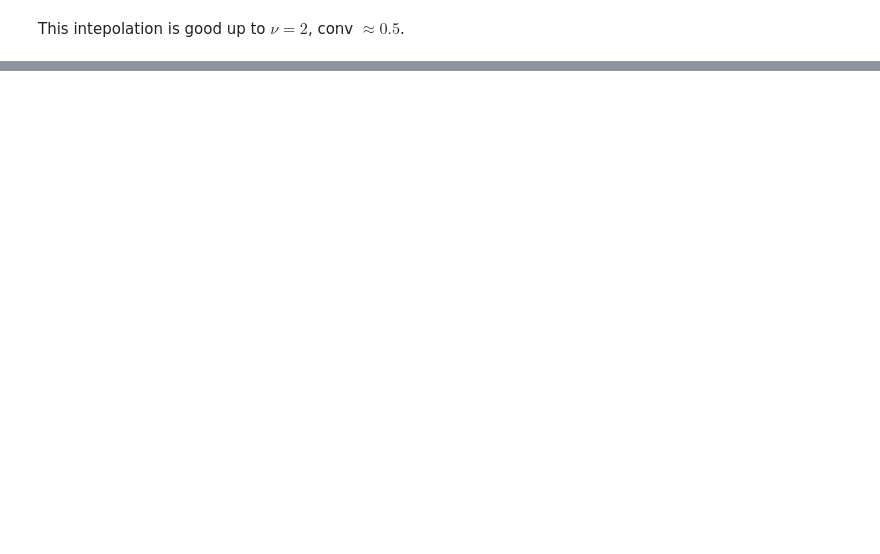
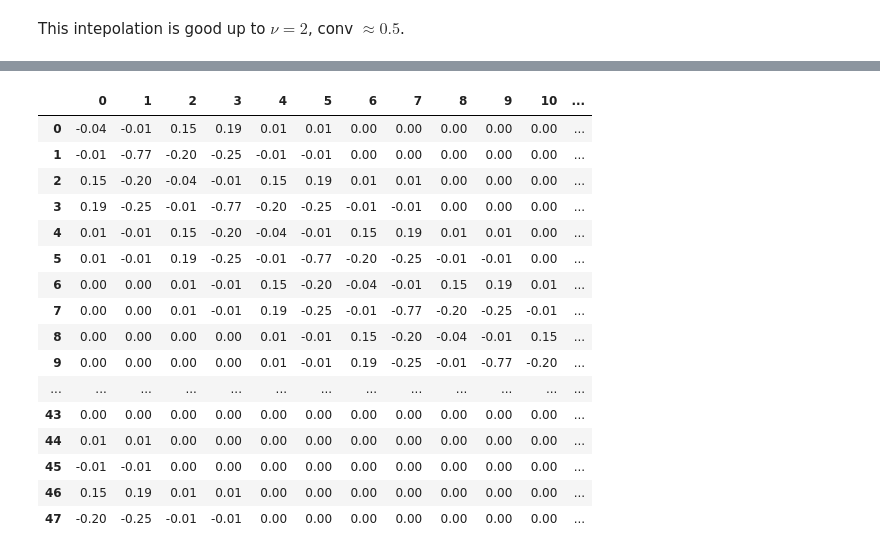
Before and after one commit to 436ahsan/Helmholtz, a Jupyter notebook: notebooks/multilevel_repetitive_local.ipynb, the cells around one changed output, grey strips where cells are left out. Saved outputs shown, nothing was run; the diff lists cells and outputs as text; code cells hidden in the pictures; blank space fills up the shorter version.

```diff
--- a/notebooks/multilevel_repetitive_local.ipynb
+++ b/notebooks/multilevel_repetitive_local.ipynb
@@ -283,29 +161,0 @@ for row, x in enumerate(x_log):
-# %%
-level = multilevel[0]
-coarse_level = multilevel[1]
-xc = coarse_level.coarsen(x)
-
-hm.setup.alignment.calculate_local_repetitive_rotation_angle(4 * aggregate_size, num_components, xc);
-
-# Local alignment.
-_LOGGER.info("Local alignment")
-phi = hm.setup.alignment.calculate_local_rotation_angles(level.size, aggregate_size, num_components, xc)
-
-# Global alignment.
-_LOGGER.info("Global alignment")
-f, tmin = hm.setup.alignment.optimal_rotation_angle(xc)
-
-# Plot f(theta).
-fig, axs = plt.subplots(1, 2, figsize=(12, 4))
-
-ax = axs[0]
-hm.setup.alignment.plot_min_functions(n, aggregate_size, num_components, xc, ax)
-ax.set_title("Local Alignment");
-
-ax = axs[1]
-t = np.linspace(0, 2 * np.pi, 100)
-ax.plot(t / np.pi, np.array([f(theta) for theta in t]))
-ax.grid(True);
-ax.set_xlabel(r"$\theta / \pi$")
-ax.set_ylabel(r"$f(\theta)$");
-ax.set_title("Global Alignment");
@@ -397,0 +208,10 @@ omain. $b$ is a random periodic vector. We start from random $x$. Solving exactl
+# %%
+for caliber, p in zip(calibers, p_caliber):
+#    styler = pd.DataFrame(p[:8, :8].todense()).style.set_table_attributes("style='display:inline'").set_caption("Caliber {}".format(caliber)).format(precision=2)
+#    display_html(styler._repr_html_(), raw=True)
+    ml = hm.repetitive.locality.create_two_level_hierarchy(kh, n, R, p, None)
+    ac = ml[1].a
+    print("caliber {} nnz(P) {} nnz(A^1)/nnz(A^0) {:.2f}".format(caliber, p.nnz, ac.nnz / ml[0].a.nnz))
+    display_df_side_by_side(pd.DataFrame(p[:6, :6].todense()),
+                            pd.DataFrame(ac.todense()[:10,:10]),
+                        captions=("P", "A^1"))
@@ -397,0 +264,21 @@ omain. $b$ is a random periodic vector. We start from random $x$. Solving exactl
+# %%
+# Coarse level with caliber = 4 has a lot of small entries.
+pd.DataFrame(ac.todense())
+# %% [output]
+|  | 0 | 1 | 2 | 3 | 4 | 5 | 6 | 7 | 8 | 9 | 10 | ... |
+| 0 | -0.04 | -0.01 | 0.15 | 0.19 | 0.01 | 0.01 | 0.00 | 0.00 | 0.00 | 0.00 | 0.00 | ... |
+| 1 | -0.01 | -0.77 | -0.20 | -0.25 | -0.01 | -0.01 | 0.00 | 0.00 | 0.00 | 0.00 | 0.00 | ... |
+| 2 | 0.15 | -0.20 | -0.04 | -0.01 | 0.15 | 0.19 | 0.01 | 0.01 | 0.00 | 0.00 | 0.00 | ... |
+| 3 | 0.19 | -0.25 | -0.01 | -0.77 | -0.20 | -0.25 | -0.01 | -0.01 | 0.00 | 0.00 | 0.00 | ... |
+| 4 | 0.01 | -0.01 | 0.15 | -0.20 | -0.04 | -0.01 | 0.15 | 0.19 | 0.01 | 0.01 | 0.00 | ... |
+| 5 | 0.01 | -0.01 | 0.19 | -0.25 | -0.01 | -0.77 | -0.20 | -0.25 | -0.01 | -0.01 | 0.00 | ... |
+| 6 | 0.00 | 0.00 | 0.01 | -0.01 | 0.15 | -0.20 | -0.04 | -0.01 | 0.15 | 0.19 | 0.01 | ... |
+| 7 | 0.00 | 0.00 | 0.01 | -0.01 | 0.19 | -0.25 | -0.01 | -0.77 | -0.20 | -0.25 | -0.01 | ... |
+| 8 | 0.00 | 0.00 | 0.00 | 0.00 | 0.01 | -0.01 | 0.15 | -0.20 | -0.04 | -0.01 | 0.15 | ... |
+| 9 | 0.00 | 0.00 | 0.00 | 0.00 | 0.01 | -0.01 | 0.19 | -0.25 | -0.01 | -0.77 | -0.20 | ... |
+| ... | ... | ... | ... | ... | ... | ... | ... | ... | ... | ... | ... | ... |
+| 43 | 0.00 | 0.00 | 0.00 | 0.00 | 0.00 | 0.00 | 0.00 | 0.00 | 0.00 | 0.00 | 0.00 | ... |
+| 44 | 0.01 | 0.01 | 0.00 | 0.00 | 0.00 | 0.00 | 0.00 | 0.00 | 0.00 | 0.00 | 0.00 | ... |
+| 45 | -0.01 | -0.01 | 0.00 | 0.00 | 0.00 | 0.00 | 0.00 | 0.00 | 0.00 | 0.00 | 0.00 | ... |
+| 46 | 0.15 | 0.19 | 0.01 | 0.01 | 0.00 | 0.00 | 0.00 | 0.00 | 0.00 | 0.00 | 0.00 | ... |
+| 47 | -0.20 | -0.25 | -0.01 | -0.01 | 0.00 | 0.00 | 0.00 | 0.00 | 0.00 | 0.00 | 0.00 | ... |
```
Also changed, not shown: parts of 43 cells of this notebook, 3 other files.
